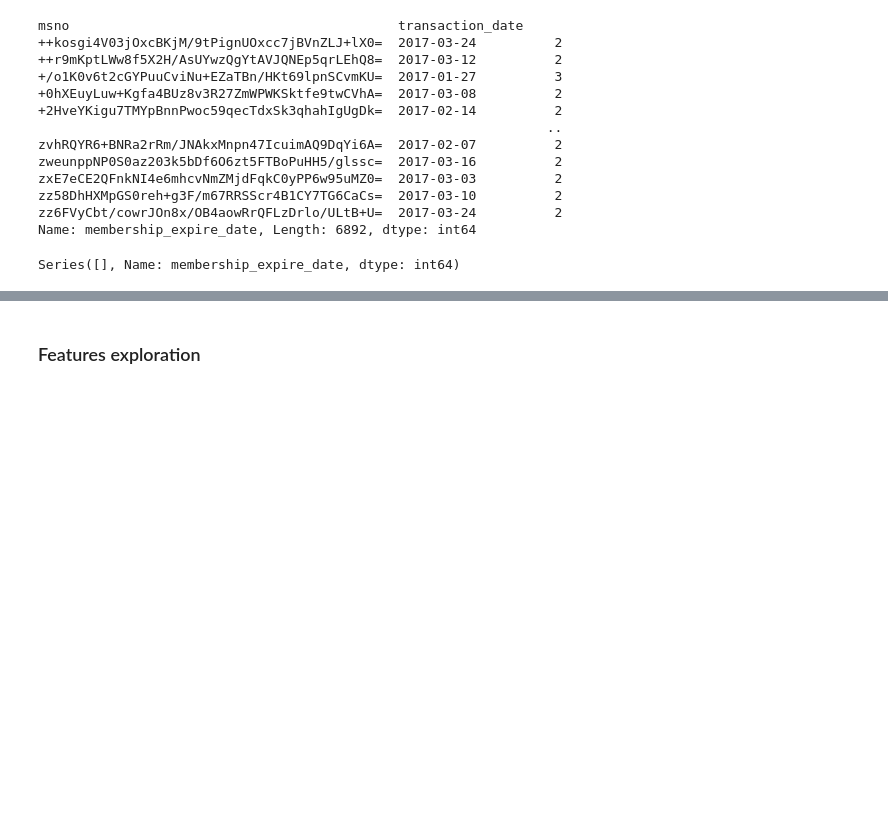
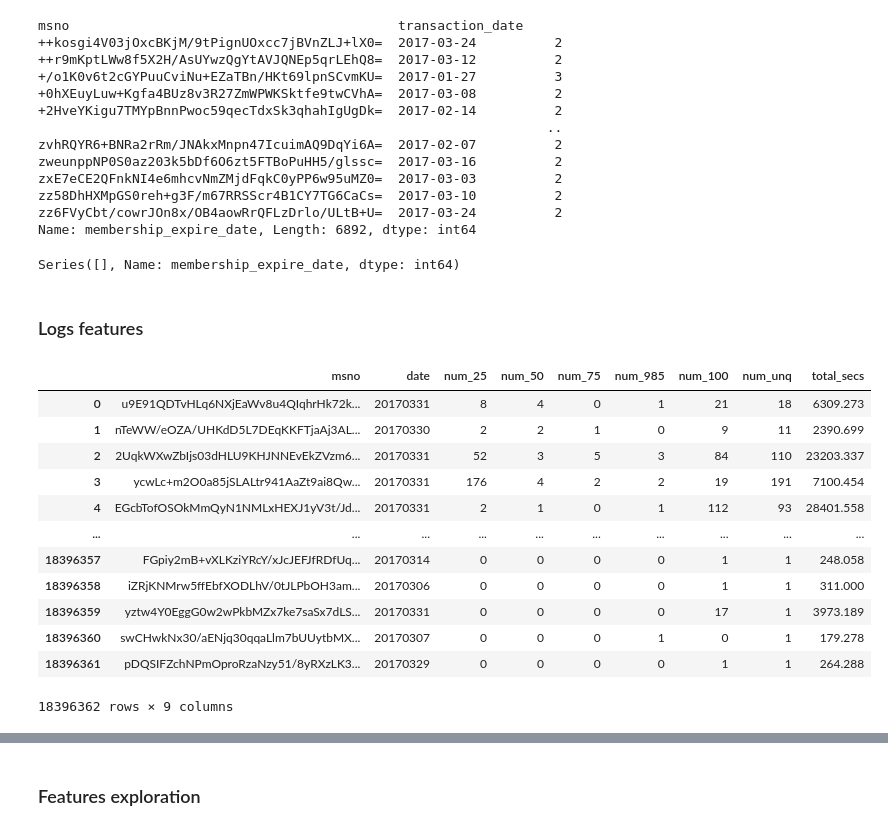
Before and after one commit to Olks/churn_prediction, a Jupyter notebook: churn_prediction.ipynb, the cells around one changed output, grey strips where cells are left out. Drawn from its saved outputs; the diff is of its cells as text; code cells hidden in the pictures; blank space fills up the shorter version.

```diff
--- a/churn_prediction.ipynb
+++ b/churn_prediction.ipynb
@@ -378,3 +284,5 @@ test_with_features_deduplicated = test_with_features.sort_values(["msno", "trans
 show_duplicates(test_with_features_deduplicated)
 # %% [output]
 Series([], Name: membership_expire_date, dtype: int64)
+# %% [markdown]
+### Logs features
@@ -380,0 +292,19 @@ Series([], Name: membership_expire_date, dtype: int64)
+# %%
+march_logs_path = join(PROJECT_DIR, "user_logs_v2.csv")
+march_logs = pd.read_csv(march_logs_path)
+# %%
+march_logs
+# %% [output]
+|  | msno | date | num_25 | num_50 | num_75 | num_985 | num_100 | num_unq | total_secs |
+| 0 | u9E91QDTvHLq6NXjEaWv8u4QIqhrHk72k... | 20170331 | 8 | 4 | 0 | 1 | 21 | 18 | 6309.273 |
+| 1 | nTeWW/eOZA/UHKdD5L7DEqKKFTjaAj3AL... | 20170330 | 2 | 2 | 1 | 0 | 9 | 11 | 2390.699 |
+| 2 | 2UqkWXwZbIjs03dHLU9KHJNNEvEkZVzm6... | 20170331 | 52 | 3 | 5 | 3 | 84 | 110 | 23203.337 |
+| 3 | ycwLc+m2O0a85jSLALtr941AaZt9ai8Qw... | 20170331 | 176 | 4 | 2 | 2 | 19 | 191 | 7100.454 |
+| 4 | EGcbTofOSOkMmQyN1NMLxHEXJ1yV3t/Jd... | 20170331 | 2 | 1 | 0 | 1 | 112 | 93 | 28401.558 |
+| ... | ... | ... | ... | ... | ... | ... | ... | ... | ... |
+| 18396357 | FGpiy2mB+vXLKziYRcY/xJcJEFJfRDfUq... | 20170314 | 0 | 0 | 0 | 0 | 1 | 1 | 248.058 |
+| 18396358 | iZRjKNMrw5ffEbfXODLhV/0tJLPbOH3am... | 20170306 | 0 | 0 | 0 | 0 | 1 | 1 | 311.000 |
+| 18396359 | yztw4Y0EggG0w2wPkbMZx7ke7saSx7dLS... | 20170331 | 0 | 0 | 0 | 0 | 17 | 1 | 3973.189 |
+| 18396360 | swCHwkNx30/aENjq30qqaLlm7bUUytbMX... | 20170307 | 0 | 0 | 0 | 1 | 0 | 1 | 179.278 |
+| 18396361 | pDQSIFZchNPmOproRzaNzy51/8yRXzLK3... | 20170329 | 0 | 0 | 0 | 0 | 1 | 1 | 264.288 |
+18396362 rows × 9 columns
```
Also changed, not shown: parts of 30 cells of this notebook, 1 other file.
